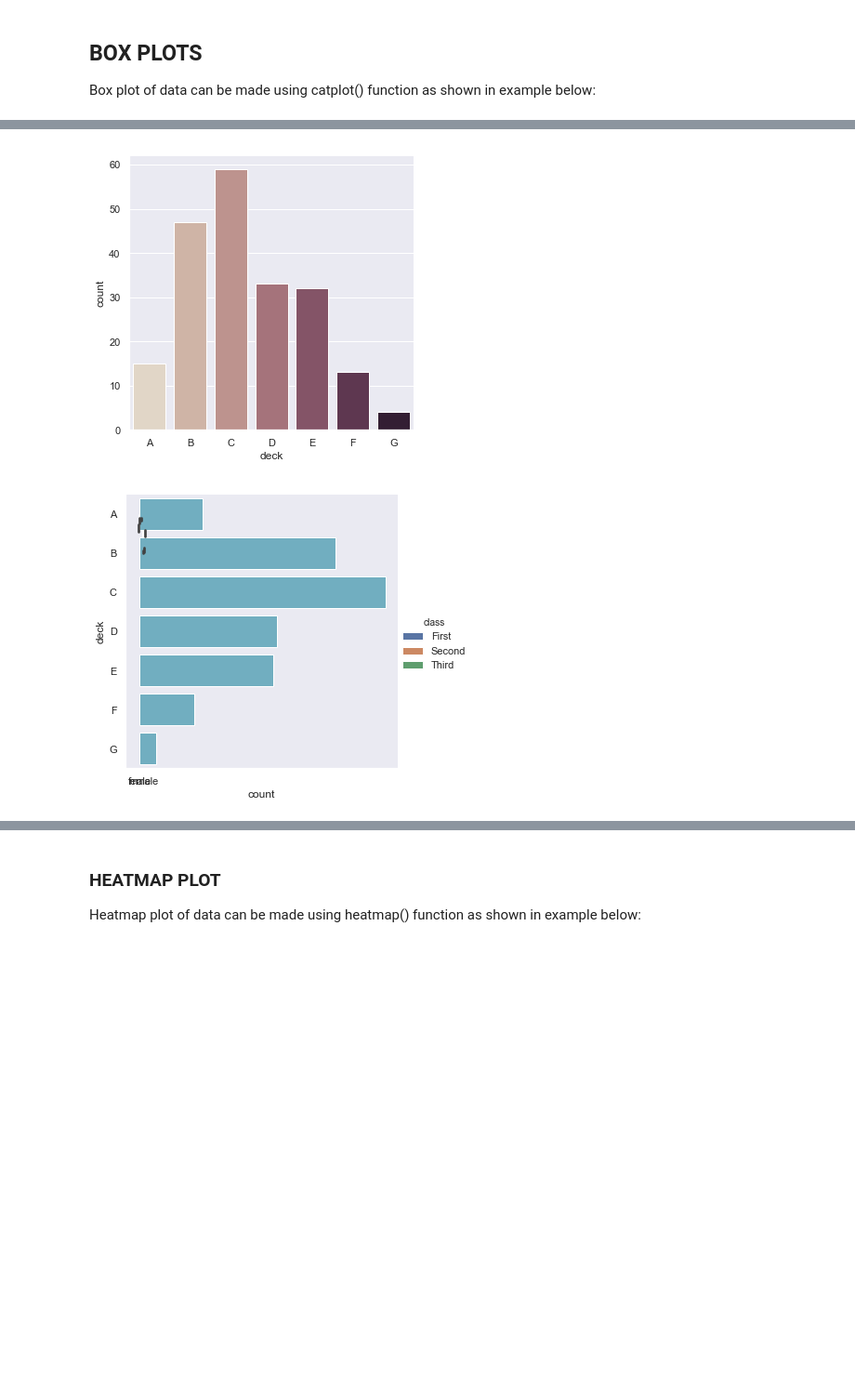
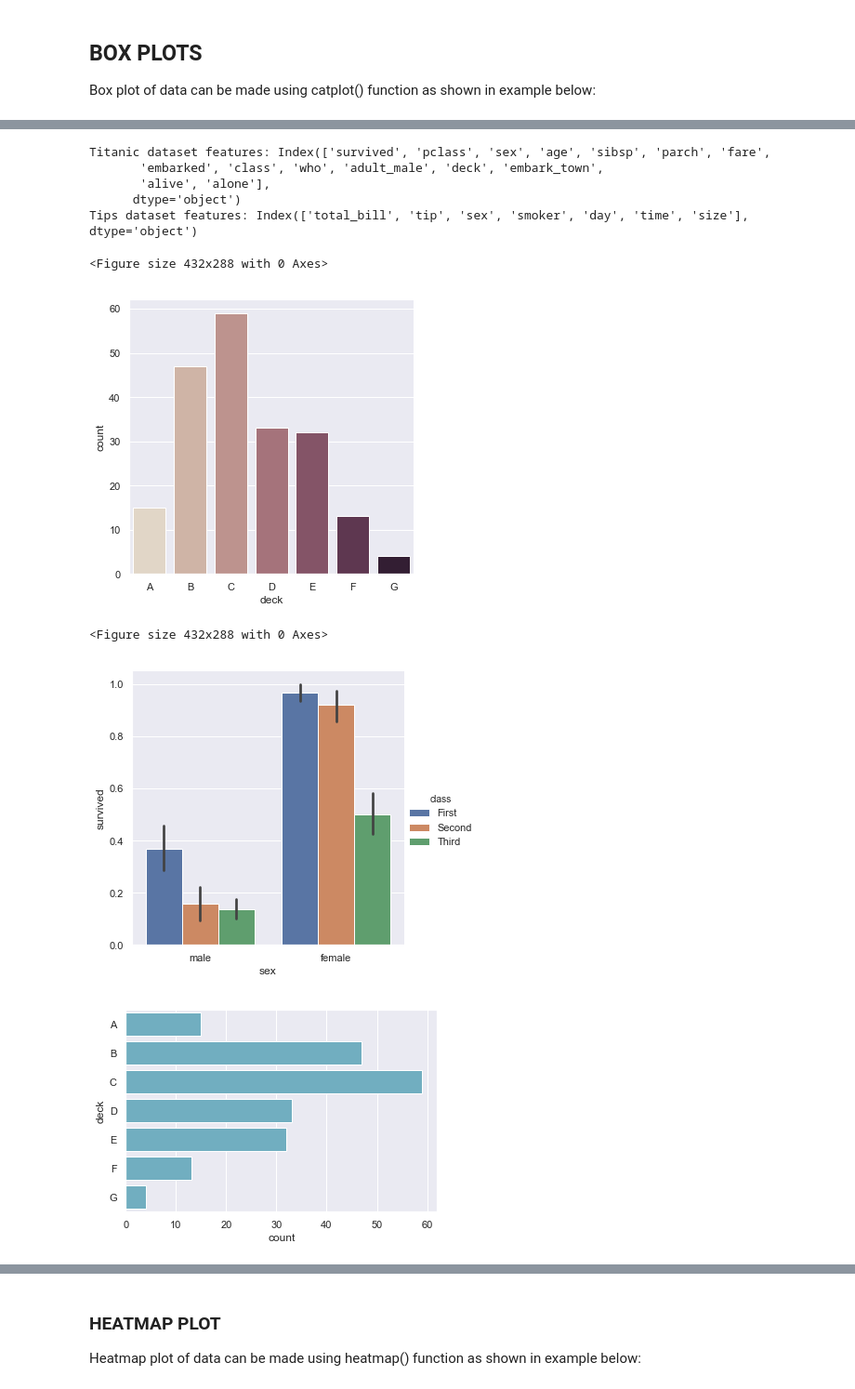
Before and after one commit to saka10101/DATA_VISUALIZATIONS_ESSENTIALS, a Jupyter notebook: COMPREHENSIVE_TUTORIALS/SEABORN_VISUALIZATIONS/Seaborn Comprehensive Tutorial.ipynb, the cells around one changed output, grey strips where cells are left out. Shown at 93% size. Drawn from its saved outputs; the diff is of its cells as text; code cells hidden in the pictures; blank space fills up the shorter version.

```diff
--- a/COMPREHENSIVE_TUTORIALS/SEABORN_VISUALIZATIONS/Seaborn Comprehensive Tutorial.ipynb
+++ b/COMPREHENSIVE_TUTORIALS/SEABORN_VISUALIZATIONS/Seaborn Comprehensive Tutorial.ipynb
@@ -216,15 +234,32 @@ Bar plot of data can be made using catplot() function which is mostly used for c
 # %%
 #Loading the dataset
 titanic = sns.load_dataset("titanic")
-
+print("Titanic dataset features:",titanic.columns)
+tips =sns.load_dataset("tips")
+print("Tips dataset features:",tips.columns)
 #Simple Bar chart
+plt.figure() #Used to remove overlapping of plots
 sns.catplot(x="deck", kind="count", palette="ch:.25", data=titanic);
 
 #Multiple bar chart
+plt.figure()
 sns.catplot(x="sex", y="survived", hue="class", kind="bar", data=titanic);
 
 #count bar plot
+plt.figure()
 sns.countplot(y="deck", data=titanic, color="c");
+
+#bargraph using barplot
+plt.figure()
+ax = sns.barplot(x="tip", y="day", data=tips)
 # %% [output]
+Titanic dataset features: Index(['survived', 'pclass', 'sex', 'age', 'sibsp', 'parch', 'fare',
+       'embarked', 'class', 'who', 'adult_male', 'deck', 'embark_town',
+       'alive', 'alone'],
+      dtype='object')
+Tips dataset features: Index(['total_bill', 'tip', 'sex', 'smoker', 'day', 'time', 'size'], dtype='object')
+<Figure size 432x288 with 0 Axes>
 [figure]
+<Figure size 432x288 with 0 Axes>
-[figure, old version]
+[figure, new version]
+[figure, added]
```
Also changed, not shown: parts of 19 cells of this notebook.
